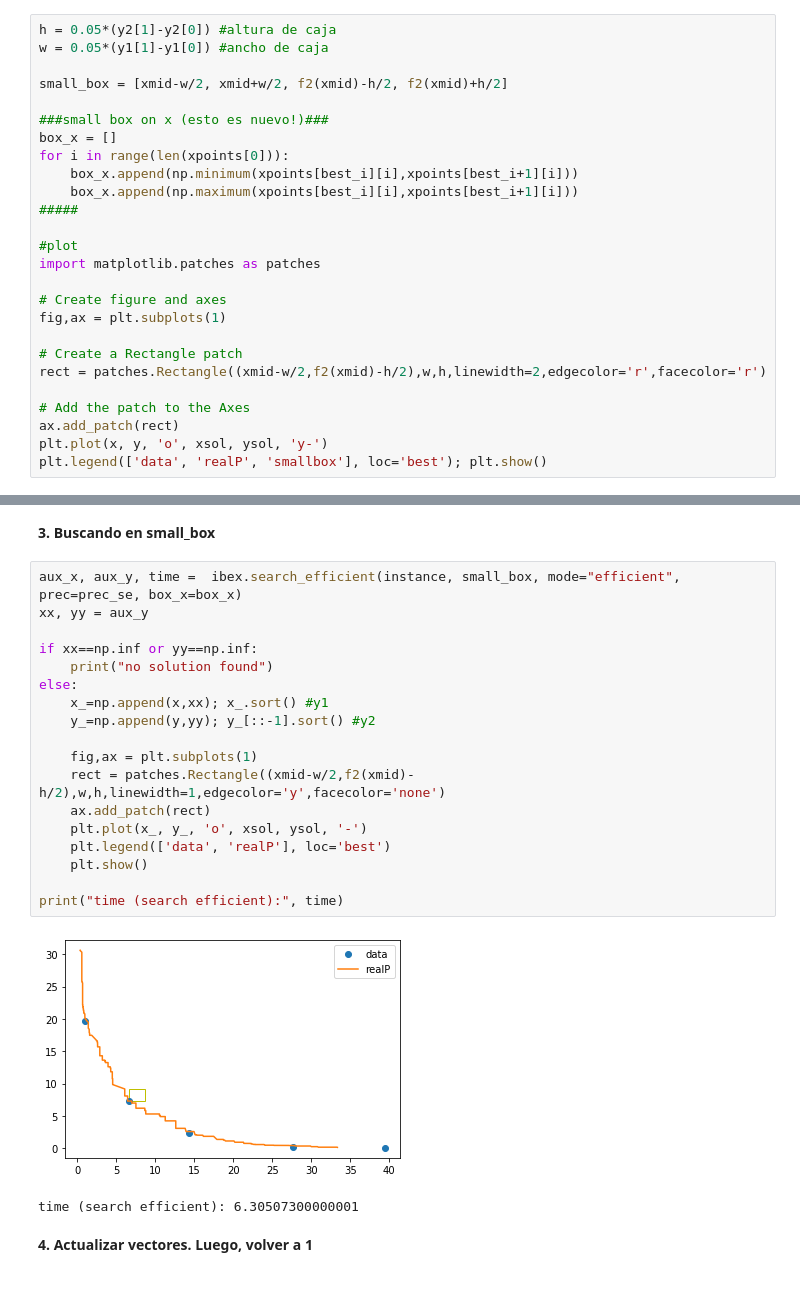
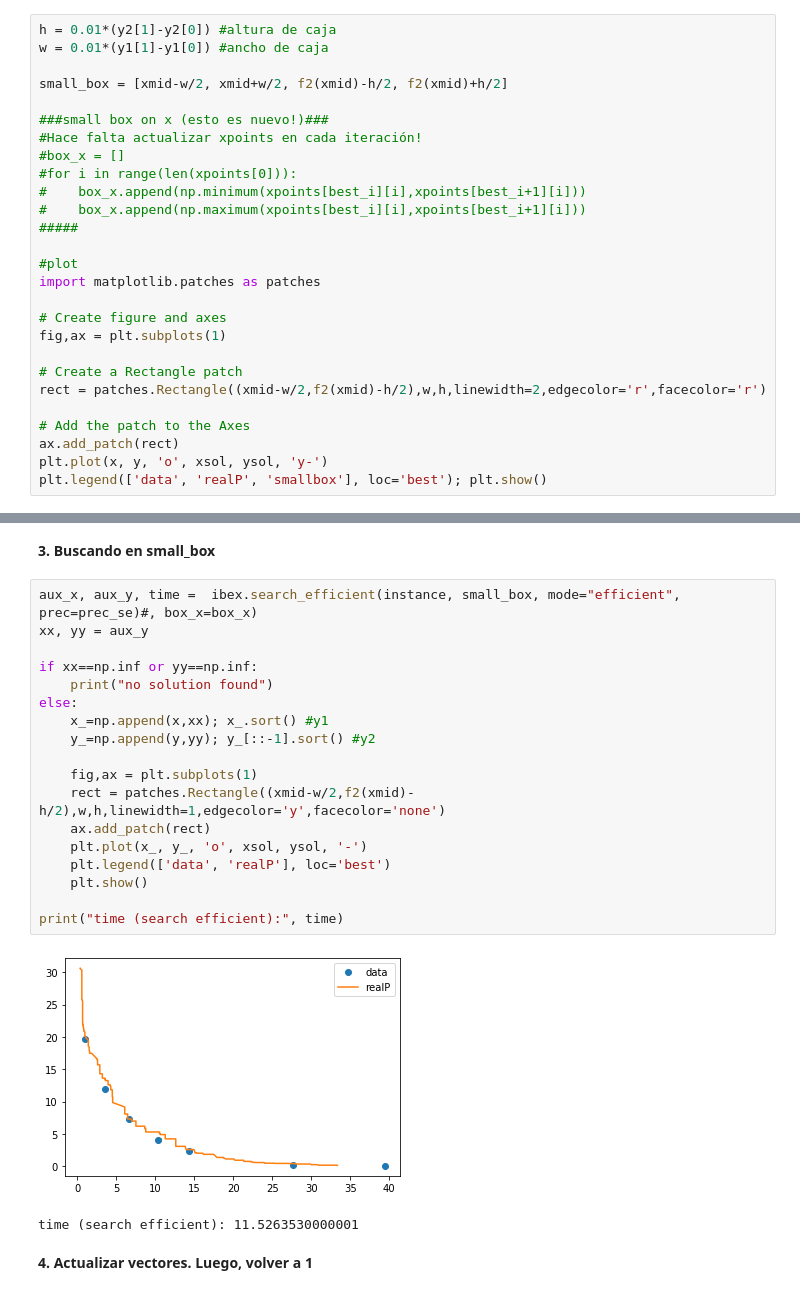
Before and after one commit to INFPUCV/ibex-lib, a Jupyter notebook: jupyter_notebooks/search_efficient.ipynb, the cells around one changed output, grey strips where cells are left out. Drawn from its saved outputs; the diff is of its cells as text.

```diff
--- a/jupyter_notebooks/search_efficient.ipynb
+++ b/jupyter_notebooks/search_efficient.ipynb
@@ -100,16 +99,17 @@ plt.show()
 # %% [markdown]
 **2. Creación de small_box**
 # %%
-h = 0.05*(y2[1]-y2[0]) #altura de caja
-w = 0.05*(y1[1]-y1[0]) #ancho de caja
+h = 0.01*(y2[1]-y2[0]) #altura de caja
+w = 0.01*(y1[1]-y1[0]) #ancho de caja
 
 small_box = [xmid-w/2, xmid+w/2, f2(xmid)-h/2, f2(xmid)+h/2]
 
 ###small box on x (esto es nuevo!)###
-box_x = []
-for i in range(len(xpoints[0])):
-    box_x.append(np.minimum(xpoints[best_i][i],xpoints[best_i+1][i]))
-    box_x.append(np.maximum(xpoints[best_i][i],xpoints[best_i+1][i]))
+#Hace falta actualizar xpoints en cada iteración!
+#box_x = []
+#for i in range(len(xpoints[0])):
+#    box_x.append(np.minimum(xpoints[best_i][i],xpoints[best_i+1][i]))
+#    box_x.append(np.maximum(xpoints[best_i][i],xpoints[best_i+1][i]))
 #####
 
 #plot
@@ -130,26 +130,26 @@ plt.legend(['data', 'realP', 'smallbox'], loc='best'); plt.show()
 # %% [markdown]
 **3. Buscando en small_box**
 # %%
-aux_x, aux_y, time =  ibex.search_efficient(instance, small_box, mode="efficient", prec=prec_se, box_x=box_x)
+aux_x, aux_y, time =  ibex.search_efficient(instance, small_box, mode="efficient", prec=prec_se)#, box_x=box_x)
 xx, yy = aux_y
 
 if xx==np.inf or yy==np.inf:
     print("no solution found")
 else:
     x_=np.append(x,xx); x_.sort() #y1
     y_=np.append(y,yy); y_[::-1].sort() #y2
 
     fig,ax = plt.subplots(1)
     rect = patches.Rectangle((xmid-w/2,f2(xmid)-h/2),w,h,linewidth=1,edgecolor='y',facecolor='none')
     ax.add_patch(rect)
     plt.plot(x_, y_, 'o', xsol, ysol, '-')
     plt.legend(['data', 'realP'], loc='best')
     plt.show()
 
 print("time (search efficient):", time)
 # %% [output]
-[figure, old version]
+[figure, new version]
-time (search efficient): 6.30507300000001
+time (search efficient): 11.5263530000001
 # %% [markdown]
 **4. Actualizar vectores. Luego, volver a 1**
 # %%
```
Also changed, not shown: parts of 3 cells of this notebook.
